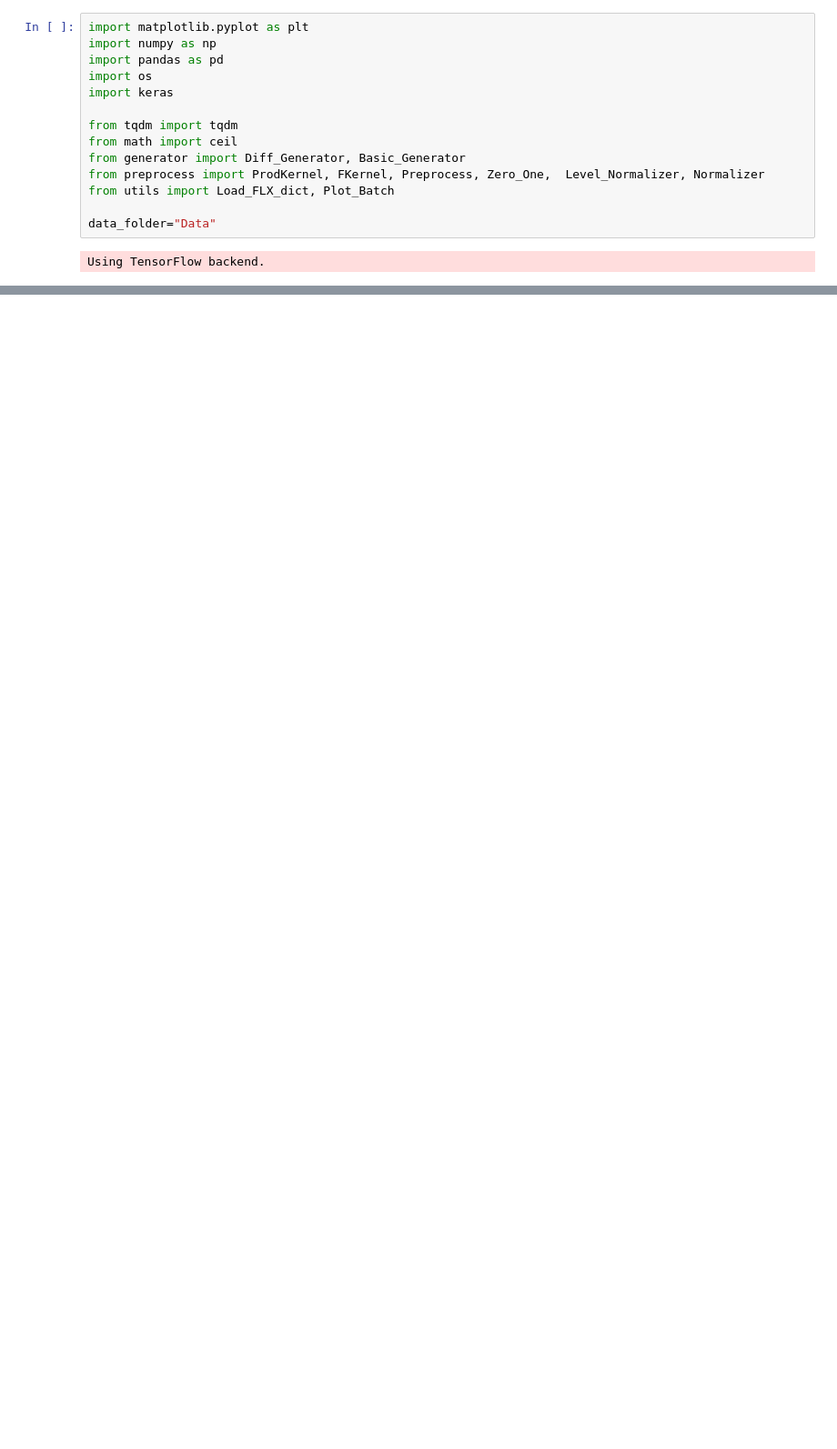
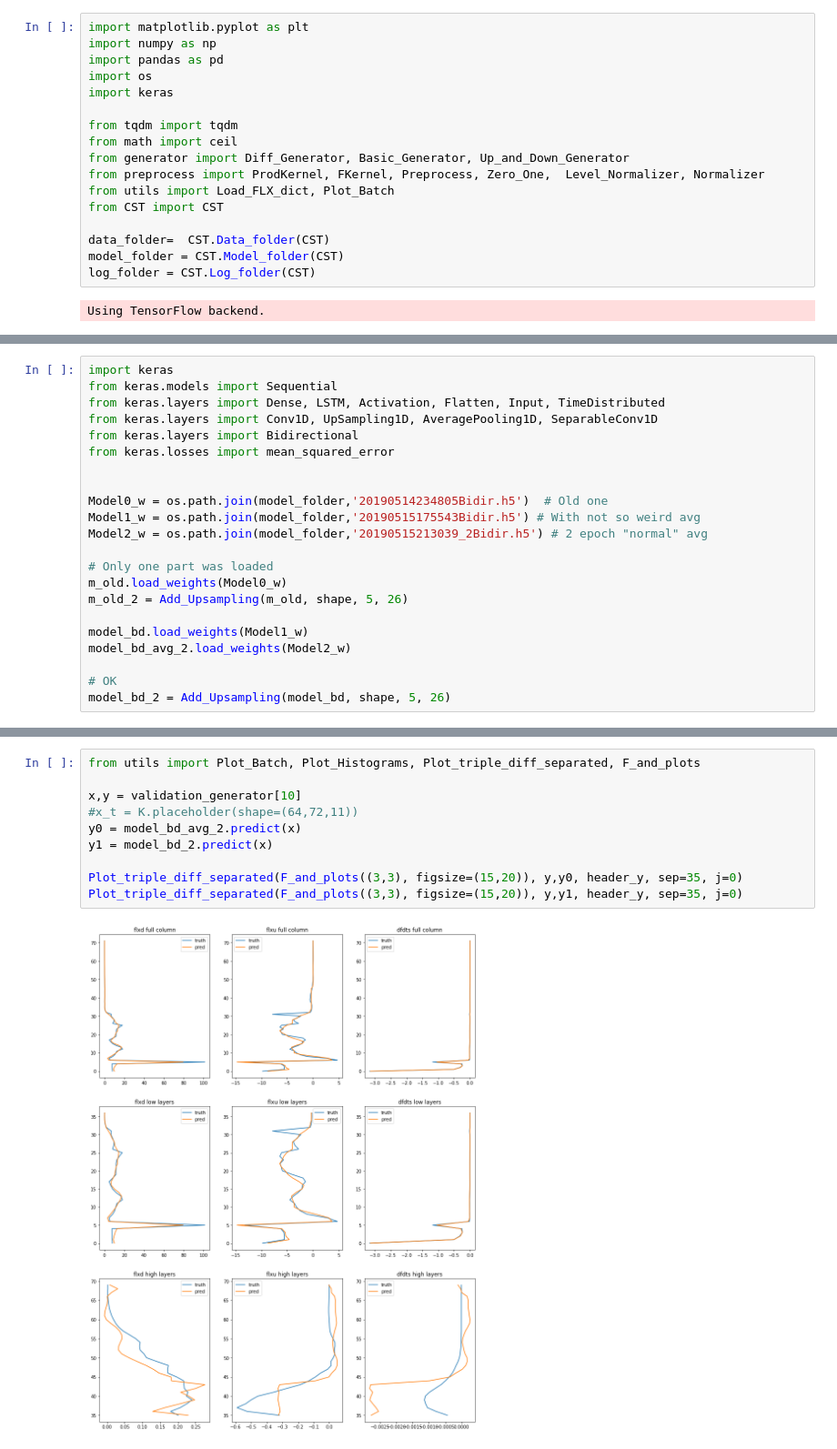
Before and after one commit to VIsh76/FLX_NN_emulation, a Jupyter notebook: nc4fonctiontester.ipynb, the cells around one changed output, grey strips where cells are left out. Shown at 91% size. Saved outputs shown, nothing was run; the diff lists cells and outputs as text; blank space fills up the shorter version.

Commit message:
Generated tools to analyse weights, update architecture file, generation of CST file, that contains constants

```diff
--- a/nc4fonctiontester.ipynb
+++ b/nc4fonctiontester.ipynb
@@ -12,10 +12,13 @@ import keras
 
 from tqdm import tqdm
 from math import ceil
-from generator import Diff_Generator, Basic_Generator
+from generator import Diff_Generator, Basic_Generator, Up_and_Down_Generator
 from preprocess import ProdKernel, FKernel, Preprocess, Zero_One,  Level_Normalizer, Normalizer
 from utils import Load_FLX_dict, Plot_Batch
+from CST import CST
 
-data_folder="Data"
+data_folder=  CST.Data_folder(CST)
+model_folder = CST.Model_folder(CST)
+log_folder = CST.Log_folder(CST)
 # %% [output]
 Using TensorFlow backend.
@@ -73,0 +160,22 @@ _________________________________________________________________
+# %%
+import keras
+from keras.models import Sequential
+from keras.layers import Dense, LSTM, Activation, Flatten, Input, TimeDistributed
+from keras.layers import Conv1D, UpSampling1D, AveragePooling1D, SeparableConv1D
+from keras.layers import Bidirectional
+from keras.losses import mean_squared_error
+
+
+Model0_w = os.path.join(model_folder,'20190514234805Bidir.h5')  # Old one
+Model1_w = os.path.join(model_folder,'20190515175543Bidir.h5') # With not so weird avg
+Model2_w = os.path.join(model_folder,'20190515213039_2Bidir.h5') # 2 epoch "normal" avg
+
+# Only one part was loaded
+m_old.load_weights(Model0_w)
+m_old_2 = Add_Upsampling(m_old, shape, 5, 26)
+
+model_bd.load_weights(Model1_w)
+model_bd_avg_2.load_weights(Model2_w)
+
+# OK
+model_bd_2 = Add_Upsampling(model_bd, shape, 5, 26)
@@ -73,0 +184,12 @@ _________________________________________________________________
+# %%
+from utils import Plot_Batch, Plot_Histograms, Plot_triple_diff_separated, F_and_plots
+
+x,y = validation_generator[10]
+#x_t = K.placeholder(shape=(64,72,11))
+y0 = model_bd_avg_2.predict(x)
+y1 = model_bd_2.predict(x)
+
+Plot_triple_diff_separated(F_and_plots((3,3), figsize=(15,20)), y,y0, header_y, sep=35, j=0)
+Plot_triple_diff_separated(F_and_plots((3,3), figsize=(15,20)), y,y1, header_y, sep=35, j=0)
+# %% [output]
+[figure, added]
```
Also changed, not shown: parts of 36 cells of this notebook, 10 other files.
